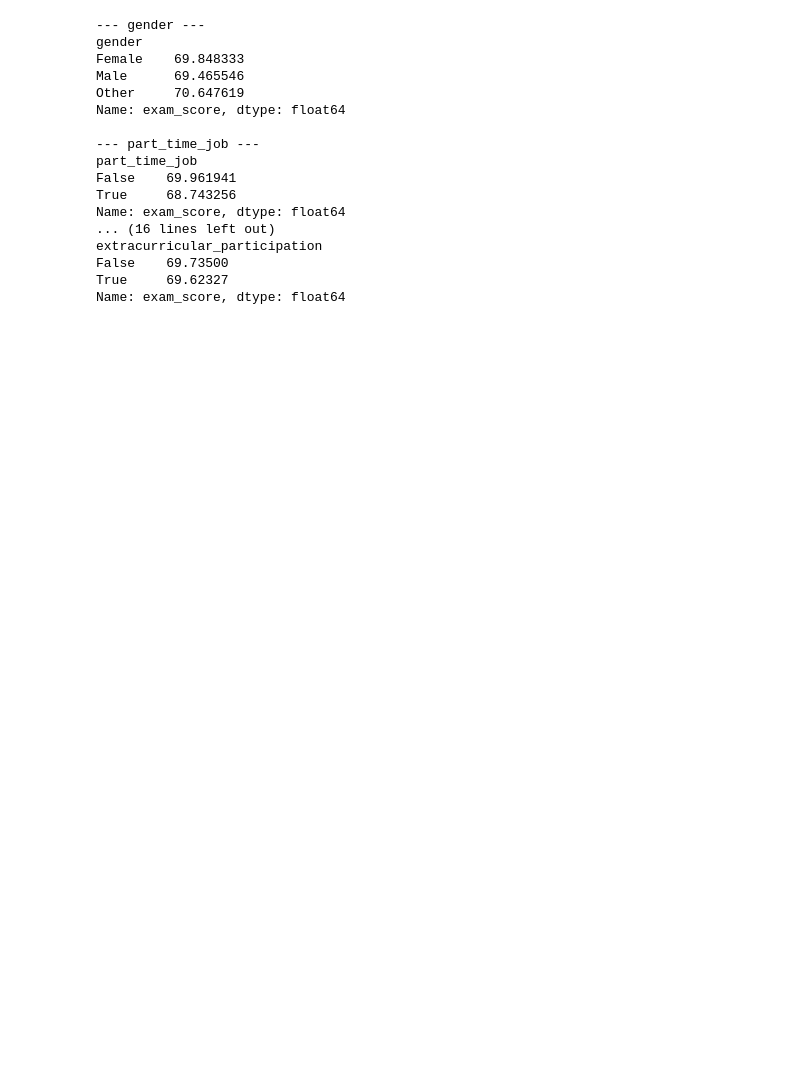
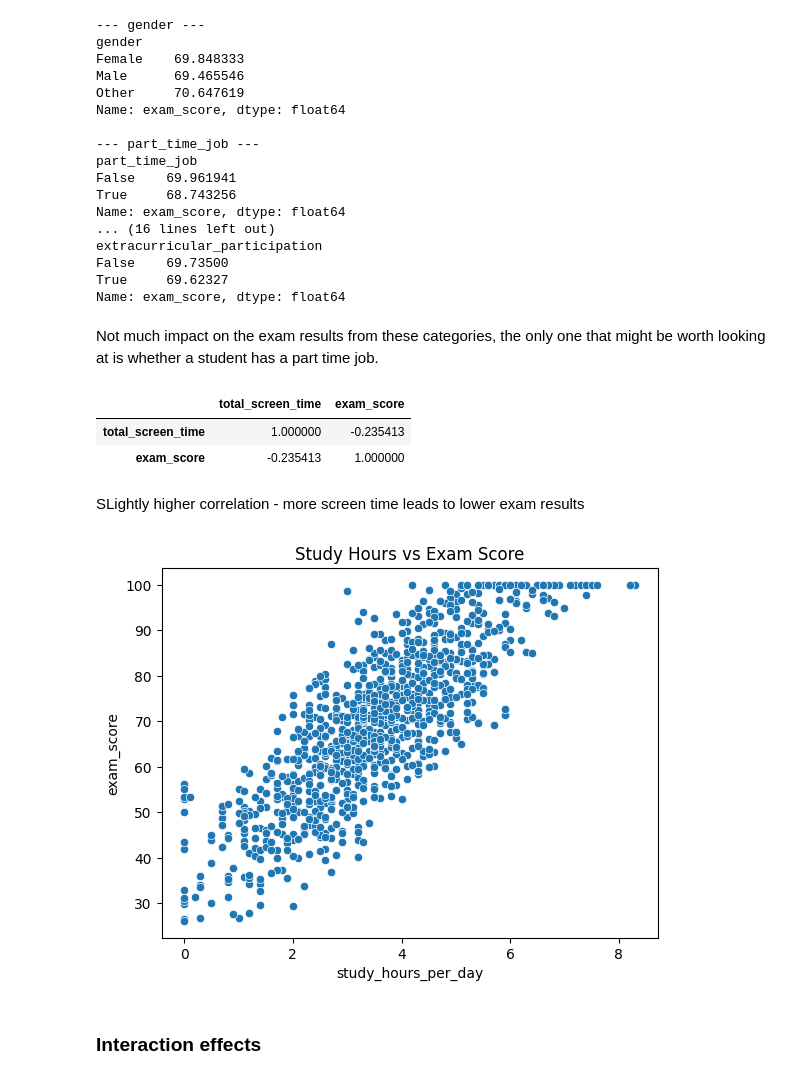
Before and after one commit to martyna-haliniak/visualisations_in_python, a Jupyter notebook: visualisations_task.ipynb, the cells around one changed output. Cells and saved outputs as stored; diff of their text form; code cells hidden in the pictures; blank space fills up the shorter version.

Commit message:
Started looking at interaction effects, mostly screen time, study hours and mental health

```diff
--- a/visualisations_task.ipynb
+++ b/visualisations_task.ipynb
@@ -86,6 +86,6 @@ exam_score                        0
 dtype: int64
 # %%
 # We will ignore the parental_education_level data in our analysis
-df = df.drop(columns=["parental_education_level"])
+#df = df.drop(columns=["parental_education_level"])
 df.shape
 # %% [output]
@@ -276,0 +277,21 @@ Not much impact on
+# %% [markdown]
+Not much impact on the exam results from these categories, the only one that might be worth looking at is whether a student has a part time job.
+# %%
+# Let's combine the social media and Netflix daily usage into a screen time column
+df['total_screen_time'] = df['social_media_hours'] + df['netflix_hours']
+df[['total_screen_time', 'exam_score']].corr()
+# %% [output]
+|  | total_screen_time | exam_score |
+| total_screen_time | 1.000000 | -0.235413 |
+| exam_score | -0.235413 | 1.000000 |
+# %% [markdown]
+SLightly higher correlation - more screen time leads to lower exam results
+# %%
+# Study hours vs Exam Score
+sns.scatterplot(data=df, x='study_hours_per_day', y='exam_score')
+plt.title('Study Hours vs Exam Score')
+plt.show()
+# %% [output]
+[figure, added]
+# %% [markdown]
+### Interaction effects
```
Also changed, not shown: parts of 20 cells of this notebook.
